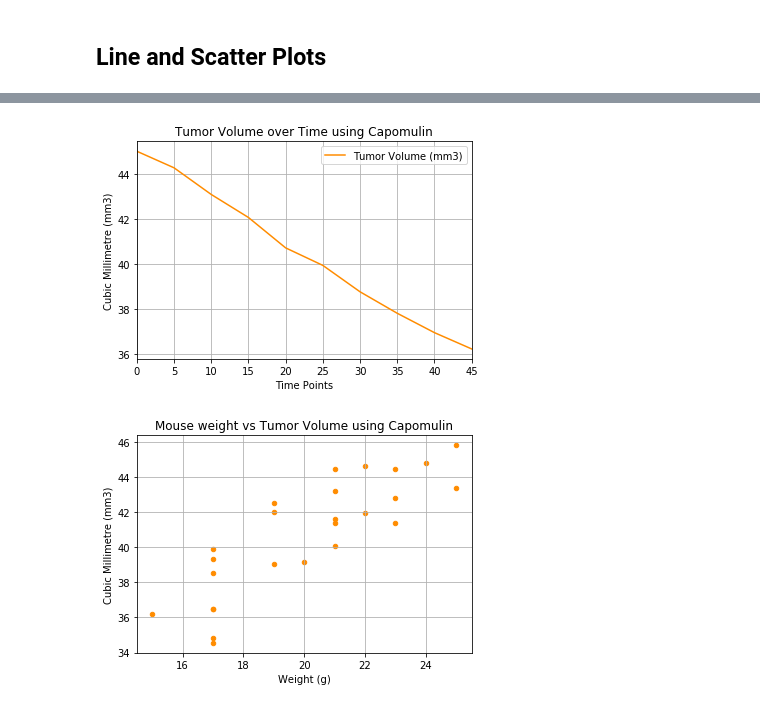
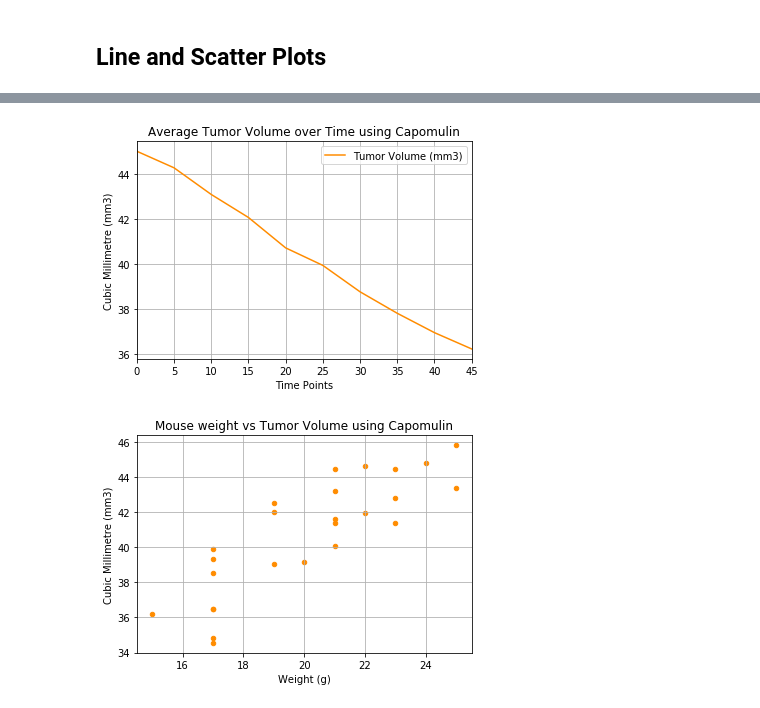
Before and after one commit to allidoiswen/AW_Homework, a Jupyter notebook: 05-Matplotlib/Homework/Pymaceuticals/pymaceuticals_AW.ipynb, the cells around one changed output, grey strips where cells are left out. Drawn from its saved outputs; the diff is of its cells as text; code cells hidden in the pictures.

```diff
--- a/05-Matplotlib/Homework/Pymaceuticals/pymaceuticals_AW.ipynb
+++ b/05-Matplotlib/Homework/Pymaceuticals/pymaceuticals_AW.ipynb
@@ -346,21 +362,22 @@ plt.show()
 # %%
-# Generate a line plot of time point versus tumor volume for a mouse treated with Capomulin
+# Just Curious Section
+# Generate a line plot of time point versus tumor volume for all mice treated with Capomulin
 
 Capomulin_time = tidy_data.loc[tidy_data['Drug Regimen'] == 'Capomulin'].copy()
 
 grouped_Capomulin = Capomulin_time.groupby('Timepoint').mean()
 
 grouped_Capomulin = grouped_Capomulin.reset_index(drop = False)
 
 grouped_Capomulin.plot(kind = 'line', x = 'Timepoint', y = 'Tumor Volume (mm3)', color = 'darkorange')
 
-plt.title('Tumor Volume over Time using Capomulin')
+plt.title('Average Tumor Volume over Time using Capomulin')
 plt.xlabel('Time Points')
 plt.ylabel('Cubic Millimetre (mm3)')
 plt.grid()
 plt.show()
 # %% [output]
-[figure, old version]
+[figure, new version]
 # %%
 # Generate a scatter plot of mouse weight versus average tumor volume for the Capomulin regimen
 Capomulin_mice_wgt = tidy_data.loc[tidy_data['Drug Regimen'] == 'Capomulin'].copy()
```
Also changed, not shown: parts of 1 cell of this notebook.
